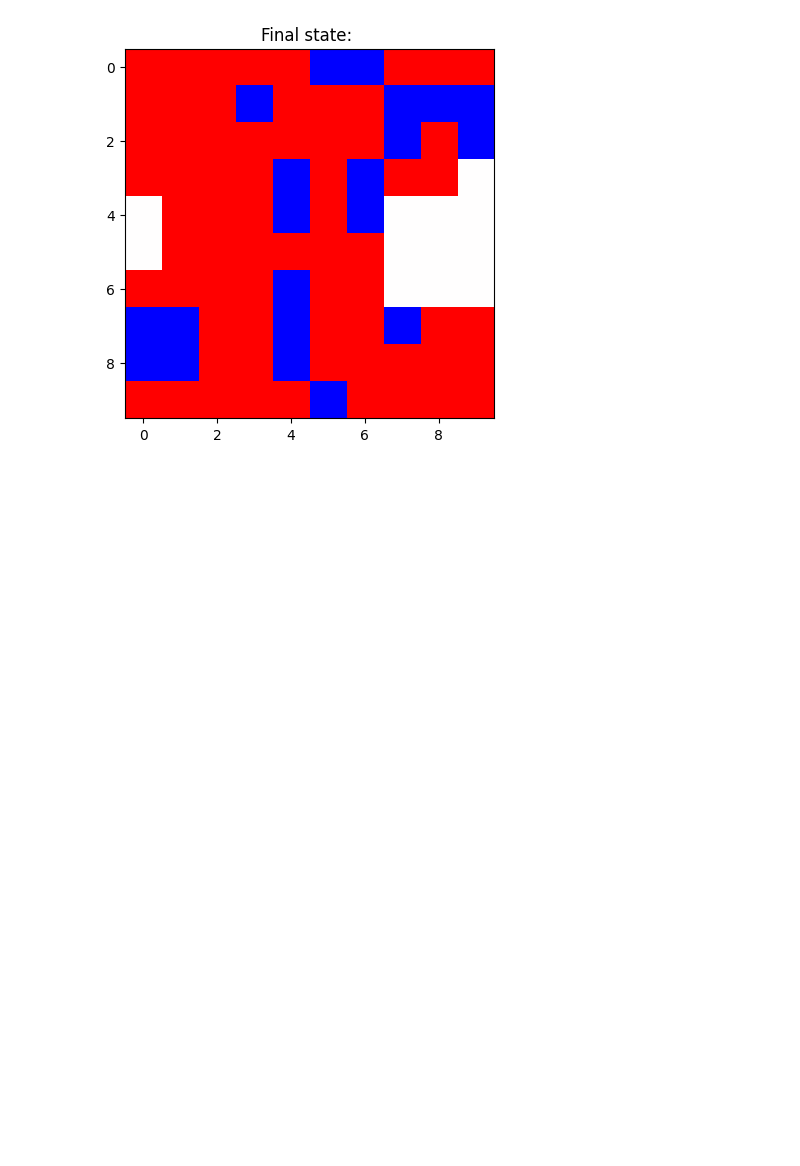
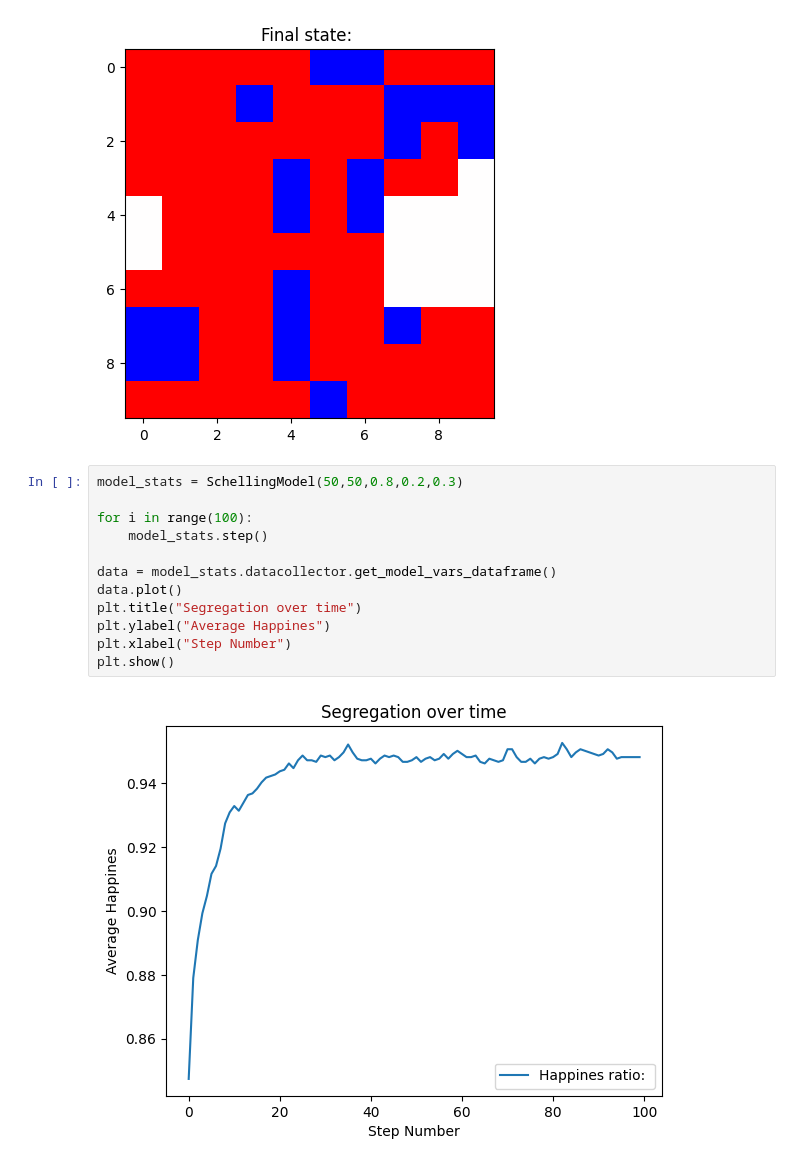
Before and after one commit to lsaner9s/sandbox, a Jupyter notebook: visualize.ipynb, the cells around one changed output. Drawn from its saved outputs; the diff is of its cells as text; blank space fills up the shorter version.

```diff
--- a/visualize.ipynb
+++ b/visualize.ipynb
@@ -19,3 +20,17 @@ plt.show()
 # %% [output]
 [figure]
 [figure]
+# %%
+model_stats = SchellingModel(50,50,0.8,0.2,0.3)
+
+for i in range(100):
+    model_stats.step()
+
+data = model_stats.datacollector.get_model_vars_dataframe()
+data.plot()
+plt.title("Segregation over time")
+plt.ylabel("Average Happines")
+plt.xlabel("Step Number")
+plt.show()
+# %% [output]
+[figure, added]
```
Also changed, not shown: parts of 2 cells of this notebook, 1 other file.
